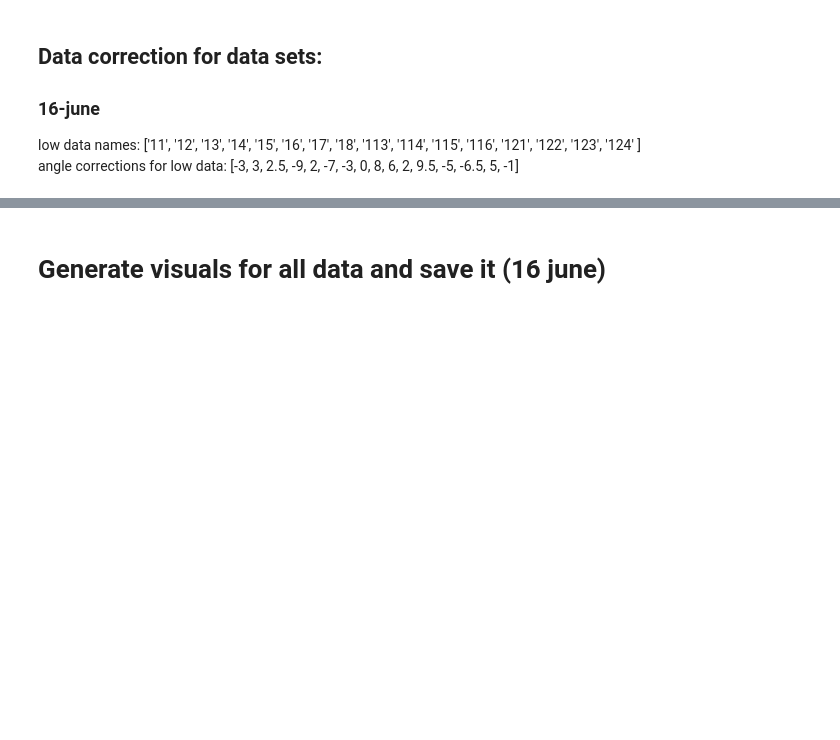
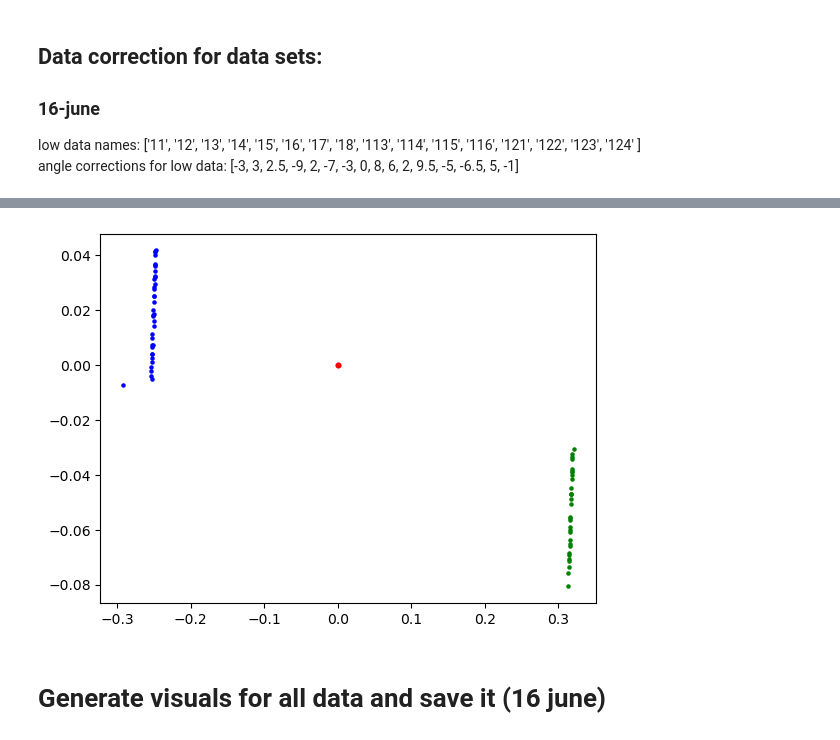
Before and after one commit to relloandres/cottonRobotRepo, a Jupyter notebook: Notebooks/visuals.ipynb, the cells around one changed output, grey strips where cells are left out. Saved outputs shown, nothing was run; the diff lists cells and outputs as text; code cells hidden in the pictures; blank space fills up the shorter version.

```diff
--- a/Notebooks/visuals.ipynb
+++ b/Notebooks/visuals.ipynb
@@ -64,3 +81,27 @@ plt.scatter([0],[0], s=10, color='red')
+# %%
+fileName = '../TestData/29-june/final/raw/R3.csv'
+
+lidarData = []
+maxDistance = 1
+minDistance = 0.15
+
+windowsLidarData = navigationHelpers.getLidarData2(fileName, maxDistance=.5, maxTheta=[10,200], minTheta=[350,160] )
+colors = ['blue', 'green']
+
+# get cartesian coordinates
+extraTheta = 0
+
+for c, windowData in zip(colors, windowsLidarData):
+    lidarData = np.array(windowData)
+
+    x = -lidarData[:,0]*np.cos((lidarData[:,1]+ extraTheta)*math.pi/180)
+    y = -lidarData[:,0]*np.sin((lidarData[:,1]+ extraTheta)*math.pi/180)
+
+    #plot
+    plt.scatter(x, y, s=5, color=c)
+    plt.scatter([0],[0], s=10, color='red')
+# %% [output]
+[figure, added]
 # %% [markdown]
 # Generate visuals for all data and save it (16 june)
 # %%
```
Also changed, not shown: parts of 4 cells of this notebook, 4 other files.
